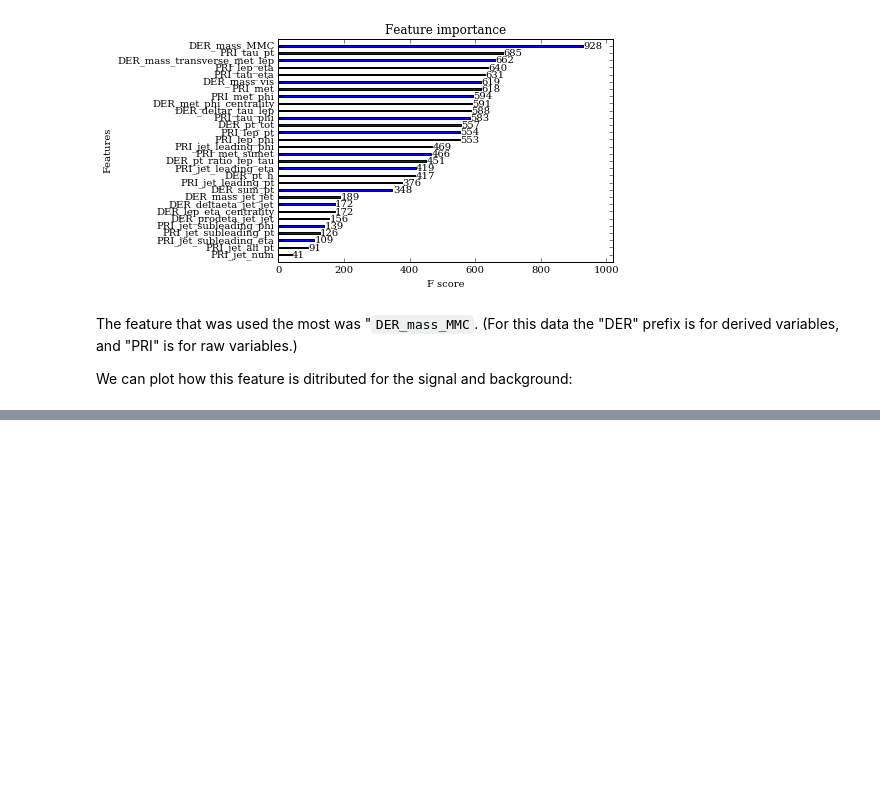
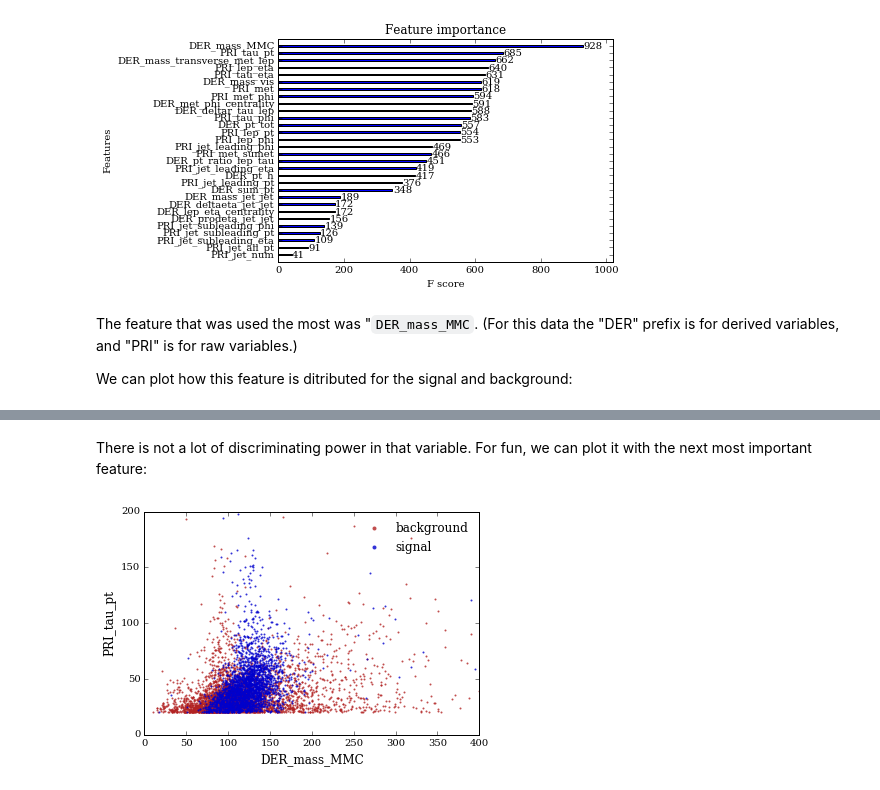
Before and after one commit to k-woodruff/bdt-tutorial, a Jupyter notebook: bdt_tutorial.ipynb, the cells around one changed output, grey strips where cells are left out. Cells and saved outputs as stored; diff of their text form; code cells hidden in the pictures; blank space fills up the shorter version.

```diff
--- a/bdt_tutorial.ipynb
+++ b/bdt_tutorial.ipynb
@@ -230,0 +258,14 @@ plt.legend(frameon=False);
+# %% [markdown]
+There is not a lot of discriminating power in that variable. For fun, we can plot it with the next most important feature:
+# %%
+plt.figure();
+plt.plot(data_train.DER_mass_MMC[data_train.Label == 'b'],data_train.PRI_tau_pt[data_train.Label == 'b'],'o',markersize=2,color='firebrick',markeredgewidth=0,alpha=0.8,label='background');
+plt.plot(data_train.DER_mass_MMC[data_train.Label == 's'],data_train.PRI_tau_pt[data_train.Label == 's'],'o',markersize=2,color='mediumblue',markeredgewidth=0,alpha=0.8,label='signal');
+
+plt.xlim(0,400);
+plt.ylim(0,200);
+plt.xlabel('DER_mass_MMC',fontsize=12);
+plt.ylabel('PRI_tau_pt',fontsize=12);
+plt.legend(frameon=False,numpoints=1,markerscale=2);
+# %% [output]
+[figure, added]
```
Also changed, not shown: parts of 7 cells of this notebook.
